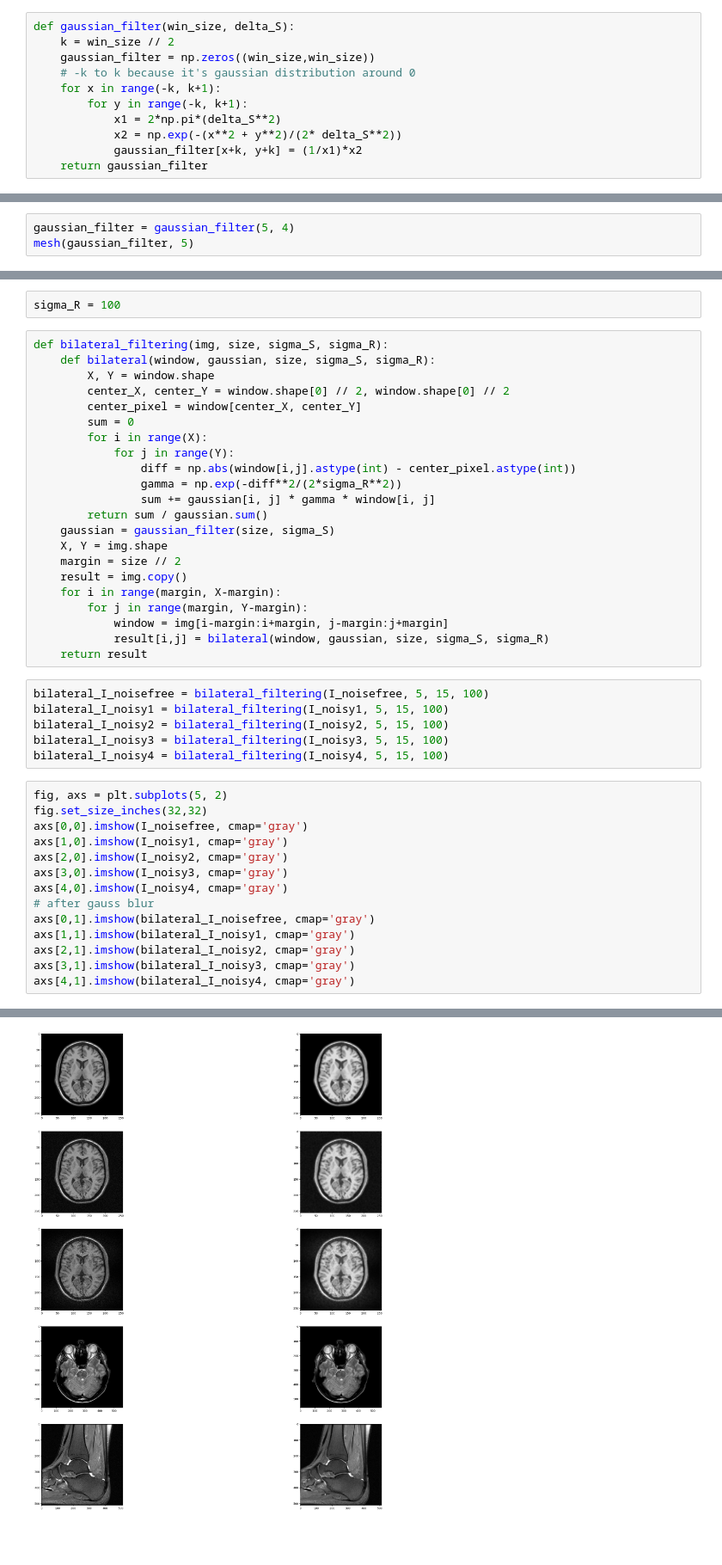
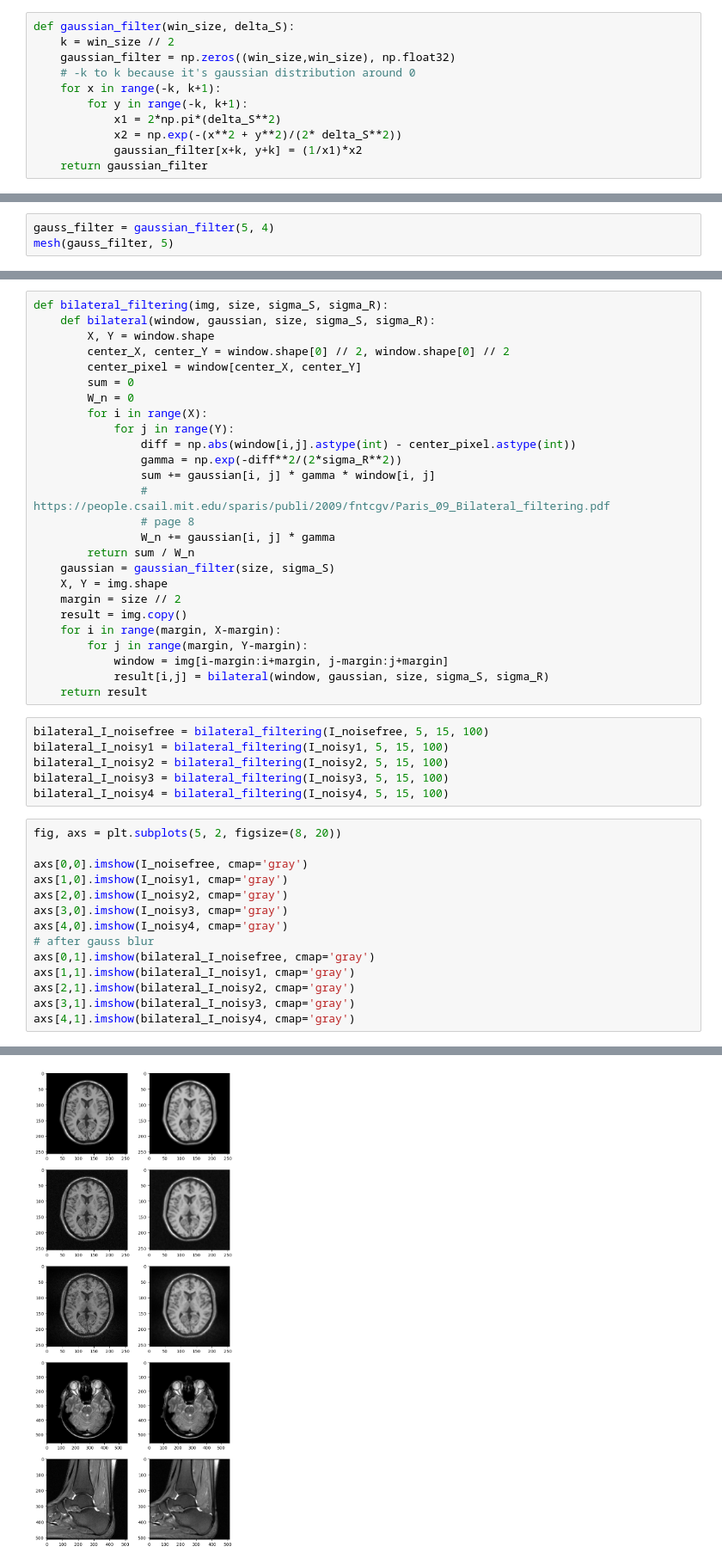
Before and after one commit to YgLK/computer_vision, a Jupyter notebook: lab07/07_bilateral.ipynb, the cells around one changed output, grey strips where cells are left out. Shown at 86% size. Cells and saved outputs as stored; diff of their text form; blank space fills up the shorter version.

```diff
--- a/lab07/07_bilateral.ipynb
+++ b/lab07/07_bilateral.ipynb
@@ -109,7 +112,7 @@ Argumentem tej funkcji są aktualnie przetwarzane okno i współczynniki filtra.
 # %%
 def gaussian_filter(win_size, delta_S):
     k = win_size // 2
-    gaussian_filter = np.zeros((win_size,win_size))
+    gaussian_filter = np.zeros((win_size,win_size), np.float32)
     # -k to k because it's gaussian distribution around 0
     for x in range(-k, k+1):
         for y in range(-k, k+1):
@@ -131,7 +134,7 @@ def mesh(fun, size):
 
     plt.show()
 # %%
-gaussian_filter = gaussian_filter(5, 4)
-mesh(gaussian_filter, 5)
+gauss_filter = gaussian_filter(5, 4)
+mesh(gauss_filter, 5)
 # %% [output]
 [figure]
@@ -203,8 +203,6 @@ Argumentami funkcji są aktualnie przetwarzane okno, współczynniki filtra gaus
 10. Obliczoną wartość przypisz do odpowiedniego piksela kopii obrazu wejściowego.
 11. Wyświetl wynik filtracji.
 12. Porównaj wynik z obrazem oryginalnym.
-# %%
-sigma_R = 100
 # %%
 def bilateral_filtering(img, size, sigma_S, sigma_R):
     def bilateral(window, gaussian, size, sigma_S, sigma_R):
@@ -212,12 +210,16 @@ def bilateral_filtering(img, size, sigma_S, sigma_R):
         center_X, center_Y = window.shape[0] // 2, window.shape[0] // 2
         center_pixel = window[center_X, center_Y]
         sum = 0
+        W_n = 0
         for i in range(X):
             for j in range(Y):
                 diff = np.abs(window[i,j].astype(int) - center_pixel.astype(int))
                 gamma = np.exp(-diff**2/(2*sigma_R**2))
                 sum += gaussian[i, j] * gamma * window[i, j]
-        return sum / gaussian.sum()
+                # https://people.csail.mit.edu/sparis/publi/2009/fntcgv/Paris_09_Bilateral_filtering.pdf
+                # page 8
+                W_n += gaussian[i, j] * gamma
+        return sum / W_n
     gaussian = gaussian_filter(size, sigma_S)
     X, Y = img.shape
     margin = size // 2
@@ -234,19 +236,19 @@ bilateral_I_noisy2 = bilateral_filtering(I_noisy2, 5, 15, 100)
 bilateral_I_noisy3 = bilateral_filtering(I_noisy3, 5, 15, 100)
 bilateral_I_noisy4 = bilateral_filtering(I_noisy4, 5, 15, 100)
 # %%
-fig, axs = plt.subplots(5, 2)
-fig.set_size_inches(32,32)
+fig, axs = plt.subplots(5, 2, figsize=(8, 20))
+
 axs[0,0].imshow(I_noisefree, cmap='gray')
 axs[1,0].imshow(I_noisy1, cmap='gray')
 axs[2,0].imshow(I_noisy2, cmap='gray')
 axs[3,0].imshow(I_noisy3, cmap='gray')
 axs[4,0].imshow(I_noisy4, cmap='gray')
 # after gauss blur
 axs[0,1].imshow(bilateral_I_noisefree, cmap='gray')
 axs[1,1].imshow(bilateral_I_noisy1, cmap='gray')
 axs[2,1].imshow(bilateral_I_noisy2, cmap='gray')
 axs[3,1].imshow(bilateral_I_noisy3, cmap='gray')
 axs[4,1].imshow(bilateral_I_noisy4, cmap='gray')
 # %% [output]
 <matplotlib.image.AxesImage at 0x...>
-[figure, old version]
+[figure, new version]
```
Also changed, not shown: parts of 4 cells of this notebook.
